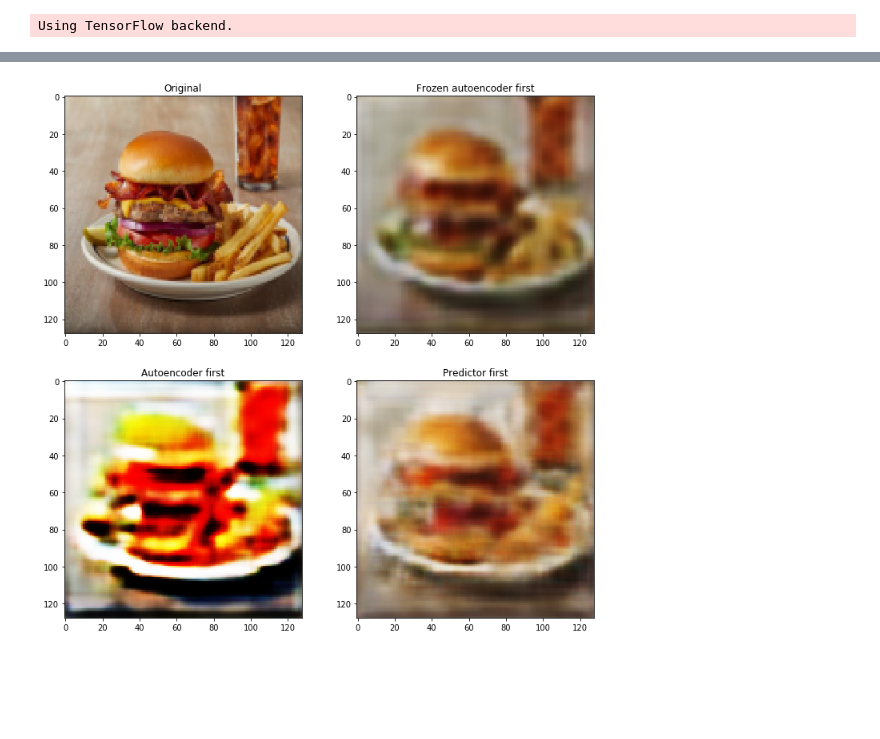
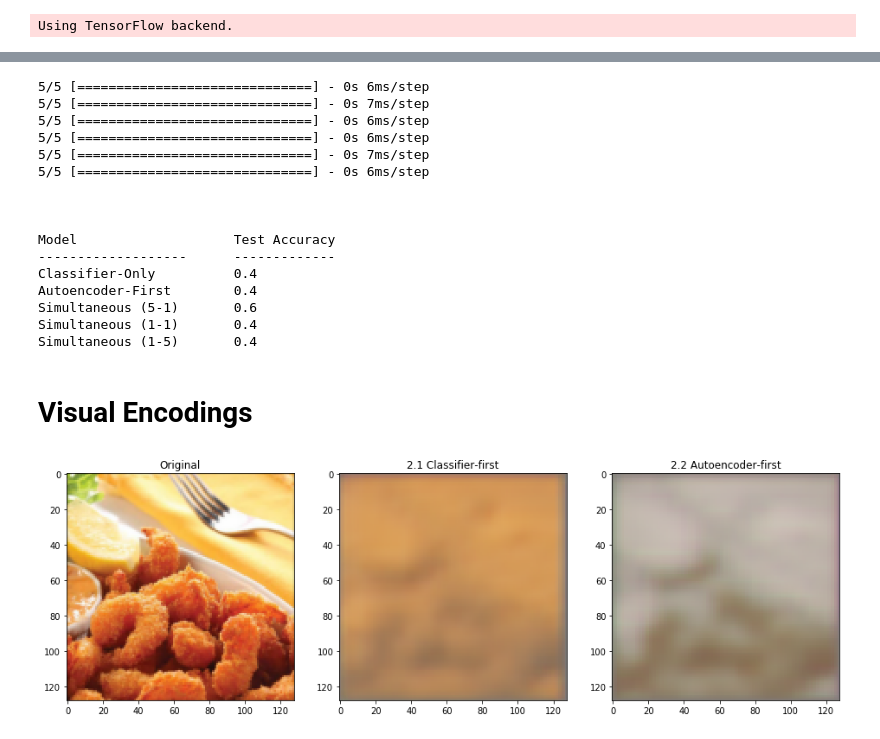
Before and after one commit to mbpereira49/yelp_images, a Jupyter notebook: Yelp.ipynb, the cells around one changed output, grey strips where cells are left out. Drawn from its saved outputs; the diff is of its cells as text; code cells hidden in the pictures; blank space fills up the shorter version.

Commit message:
Reorganized and added labels, graphs

```diff
--- a/Yelp.ipynb
+++ b/Yelp.ipynb
@@ -82,0 +87,12 @@ def construct():
+# %%
+image, reconstructed, rating = construct()
+
+predictor1 = Model(inputs = image, outputs = rating)
+predictor1.compile(optimizer='adadelta', metrics=[metrics.binary_accuracy], loss='binary_crossentropy')
+for layer in predictor1.layers:
+    layer.trainable = False
+autoencoder1 = Model(inputs = image, outputs = reconstructed)
+autoencoder1.compile(optimizer='adadelta', loss='mean_squared_error')
+# %%
+autoencoder1.fit(X_train, X_train, batch_size=20, epochs=10, verbose = 0)
+history1 = predictor1.fit(X_train, y_train, batch_size=20, epochs=15, verbose = 0, validation_data = (X_test, y_test))
@@ -96,4 +112,4 @@ Colocations handled automatically by placer.
 # %%
-# Fit the autoencoder, then freeze the layers
-autoencoder1.fit(X_train, X_train, batch_size=20, epochs=10)
-predictor1.fit(X_train, y_train, batch_size=20, epochs=15)
+# Fit the autoencoder, but don't freeze the layers
+autoencoder2.fit(X_train, X_train, batch_size=20, epochs=10, verbose = 0)
+history2 = predictor2.fit(X_train, y_train, batch_size=20, epochs=15, verbose = 0, validation_data = (X_test, y_test))
@@ -134,4 +126,0 @@ predictor2.compile(optimizer='adadelta', metrics=[metrics.binary_accuracy], loss
-# %%
-# Fit the autoencoder, but don't freeze the layers
-autoencoder2.fit(X_train, X_train, batch_size=20, epochs=10)
-predictor2.fit(X_train, y_train, batch_size=20, epochs=15)
@@ -203,18 +164,49 @@ mixed.compile(optimizer='adadelta', loss=['binary_crossentropy', 'mean_squared_e
+# %%
+accuracy1 = predictor1.evaluate(X_test, y_test)[1]
+accuracy2 = predictor1.evaluate(X_test, y_test)[1]
+accuracy3_a = predictor3_a.evaluate(X_test, y_test)[1]
+accuracy3_a = predictor3_a.evaluate(X_test, y_test)[1]
+accuracy3_b = predictor3_b.evaluate(X_test, y_test)[1]
+accuracy3_c = predictor3_c.evaluate(X_test, y_test)[1]
+
+print("\n{:<25s}{:<10s}".format("Model", "Test Accuracy"))
+print("{:<25s}{:<10s}".format("-------------------", "-------------"))
+print("{:<25s}{:<10s}".format("Classifier-Only", str(round(accuracy1, 4))))
+print("{:<25s}{:<10s}".format("Autoencoder-First", str(round(accuracy2, 4))))
+print("{:<25s}{:<10s}".format("Simultaneous (5-1)", str(round(accuracy3_a, 4))))
+print("{:<25s}{:<10s}".format("Simultaneous (1-1)", str(round(accuracy3_b, 4))))
+print("{:<25s}{:<10s}".format("Simultaneous (1-5)", str(round(accuracy3_c, 4))))
+# %% [output]
+5/5 [==============================] - 0s 6ms/step
+5/5 [==============================] - 0s 7ms/step
+5/5 [==============================] - 0s 6ms/step
+5/5 [==============================] - 0s 6ms/step
+5/5 [==============================] - 0s 7ms/step
+5/5 [==============================] - 0s 6ms/step
+
+
+
+Model                    Test Accuracy
+-------------------      -------------
+Classifier-Only          0.4
+Autoencoder-First        0.4
+Simultaneous (5-1)       0.6
+Simultaneous (1-1)       0.4
+Simultaneous (1-5)       0.4
+# %% [markdown]
+# Visual Encodings
 # %%
-N = 10
-fig = plt.figure(figsize = (12,12))
-ax1 = fig.add_subplot(2, 2, 1)
-ax2 = fig.add_subplot(2, 2, 2)
-ax3 = fig.add_subplot(2, 2, 3)
-ax4 = fig.add_subplot(2, 2, 4)
+N = 3
+fig = plt.figure(figsize = (16,12))
+ax1 = fig.add_subplot(1, 3, 1)
+ax2 = fig.add_subplot(1, 3, 2)
+ax3 = fig.add_subplot(1, 3, 3)
 ax1.imshow(X_test[N])
 ax2.imshow(autoencoder1.predict(X_test[N:N+1])[0])
 ax3.imshow(autoencoder2.predict(X_test[N:N+1])[0])
-ax4.imshow(autoencoder3.predict(X_test[N:N+1])[0])
 ax1.set_title("Original")
-ax2.set_title("Frozen autoencoder first")
-ax3.set_title("Autoencoder first")
-ax4.set_title("Predictor first")
+ax2.set_title("2.1 Classifier-first")
+ax3.set_title("2.2 Autoencoder-first")
 fig.show()
 # %% [output]
-[figure, old version]
+[figure, new version]
```
Also changed, not shown: parts of 19 cells of this notebook.
